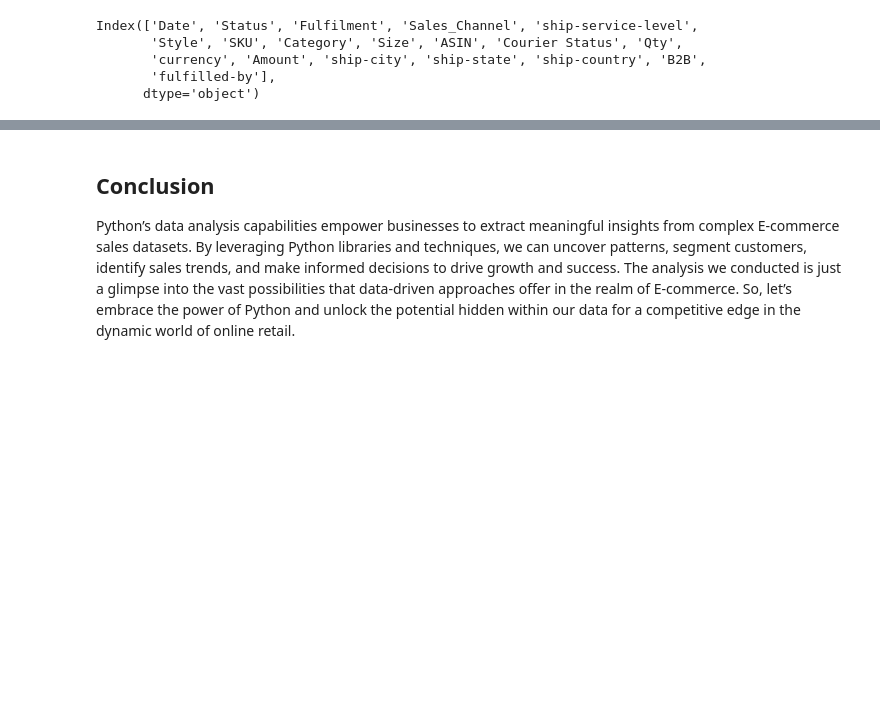
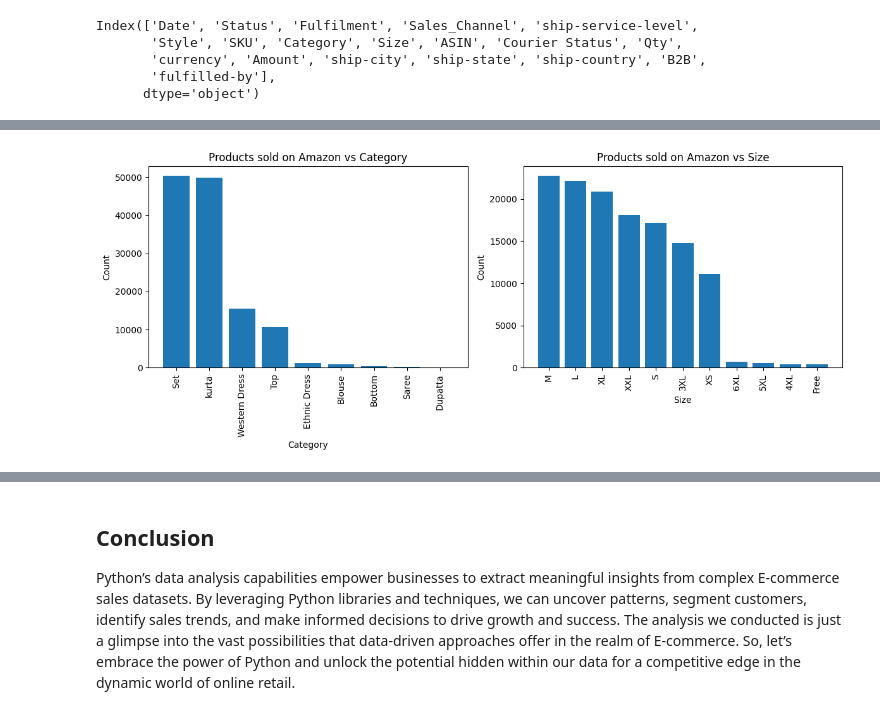
Before and after one commit to arunp77/Data-analysis-projects, a Jupyter notebook: E-commerce/ecommerce-data-analysis.ipynb, the cells around one changed output, grey strips where cells are left out. Saved outputs shown, nothing was run; the diff lists cells and outputs as text; code cells hidden in the pictures; blank space fills up the shorter version.

```diff
--- a/E-commerce/ecommerce-data-analysis.ipynb
+++ b/E-commerce/ecommerce-data-analysis.ipynb
@@ -606,0 +657,30 @@ plt.show()
+# %%
+# Creating Bar Chart of Category and 'Size' in df_amzcopy (combined plot for first and third combined)
+
+# subplots with 1 row and 2 columns
+
+fig, axs = plt.subplots(1, 2, figsize=(12, 5))
+
+# Bar Chart of 'Category' in df_amzcopy
+category_counts = df_amzcopy['Category'].value_counts()
+axs[0].bar(category_counts.index, category_counts.values)
+axs[0].set_xlabel('Category')
+axs[0].set_ylabel('Count')
+axs[0].set_title('Products sold on Amazon vs Category')
+axs[0].tick_params(axis='x', rotation=90)
+
+# Bar Chart of 'Size' in df_amzcopy
+size_counts = df_amzcopy['Size'].value_counts()
+axs[1].bar(size_counts.index, size_counts.values)
+axs[1].set_xlabel('Size')
+axs[1].set_ylabel('Count')
+axs[1].set_title('Products sold on Amazon vs Size')
+axs[1].tick_params(axis='x', rotation=90)
+
+# Adjust the spacing between subplots
+plt.tight_layout()
+
+# Show the plot
+plt.show()
+# %% [output]
+[figure, added]
```
Also changed, not shown: parts of 6 cells of this notebook.
